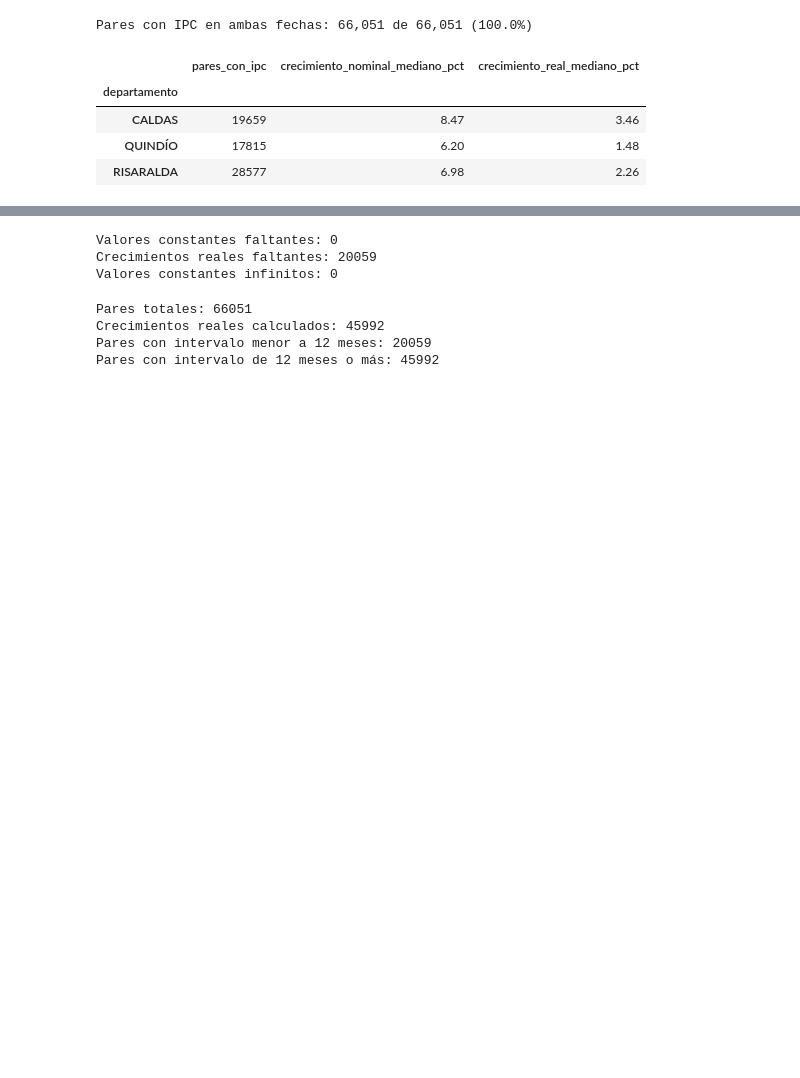
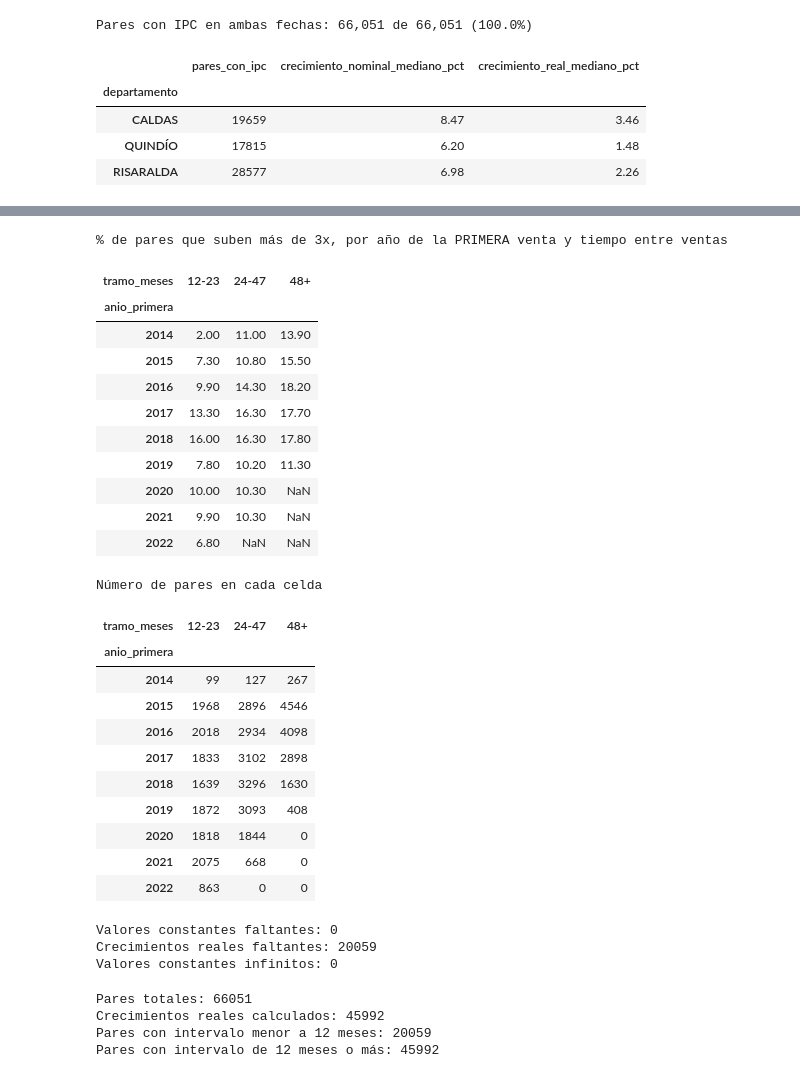
Before and after one commit to felipedbthecreator/Proyecto-GPA-MIAD, a Jupyter notebook: notebooks/parte3_entendimiento_datos_actualizado.ipynb, the cells around one changed output, grey strips where cells are left out. Drawn from its saved outputs; the diff is of its cells as text; code cells hidden in the pictures; blank space fills up the shorter version.

```diff
--- a/notebooks/parte3_entendimiento_datos_actualizado.ipynb
+++ b/notebooks/parte3_entendimiento_datos_actualizado.ipynb
@@ -576,3 +671,42 @@ Pares con IPC en ambas fechas: 66,051 de 66,051 (100.0%)
+# %%
+# 4d. ¿Los saltos dependen del calendario (forma de declarar) o del tiempo transcurrido (cambio del bien)?
+q = p[p["plazo"] == "12+ meses"].copy()
+q["anio_primera"] = q["fecha_anterior"].dt.year
+q["tramo_meses"] = pd.cut(q["meses_entre_ventas"], [12, 24, 48, 120], right=False,
+                          labels=["12-23", "24-47", "48+"])
+q["sube_3x"] = q["razon_valor_real"] > 3
+
+print("% de pares que suben más de 3x, por año de la PRIMERA venta y tiempo entre ventas")
+display(q.pivot_table(index="anio_primera", columns="tramo_meses", values="sube_3x",
+                      aggfunc="mean", observed=False).mul(100).round(1))
+print("Número de pares en cada celda")
+display(q.pivot_table(index="anio_primera", columns="tramo_meses", values="sube_3x",
+                      aggfunc="size", observed=False))
+# %% [output]
+% de pares que suben más de 3x, por año de la PRIMERA venta y tiempo entre ventas
+| tramo_meses | 12-23 | 24-47 | 48+ |
+| anio_primera |  |  |  |
+| 2014 | 2.00 | 11.00 | 13.90 |
+| 2015 | 7.30 | 10.80 | 15.50 |
+| 2016 | 9.90 | 14.30 | 18.20 |
+| 2017 | 13.30 | 16.30 | 17.70 |
+| 2018 | 16.00 | 16.30 | 17.80 |
+| 2019 | 7.80 | 10.20 | 11.30 |
+| 2020 | 10.00 | 10.30 | NaN |
+| 2021 | 9.90 | 10.30 | NaN |
+| 2022 | 6.80 | NaN | NaN |
+Número de pares en cada celda
+| tramo_meses | 12-23 | 24-47 | 48+ |
+| anio_primera |  |  |  |
+| 2014 | 99 | 127 | 267 |
+| 2015 | 1968 | 2896 | 4546 |
+| 2016 | 2018 | 2934 | 4098 |
+| 2017 | 1833 | 3102 | 2898 |
+| 2018 | 1639 | 3296 | 1630 |
+| 2019 | 1872 | 3093 | 408 |
+| 2020 | 1818 | 1844 | 0 |
+| 2021 | 2075 | 668 | 0 |
+| 2022 | 863 | 0 | 0 |
 # %%
 print("Valores constantes faltantes:", pares["valor_constante"].isna().sum())
 print("Crecimientos reales faltantes:", pares["crecimiento_anual_real"].isna().sum())
```
Also changed, not shown: parts of 6 cells of this notebook.
